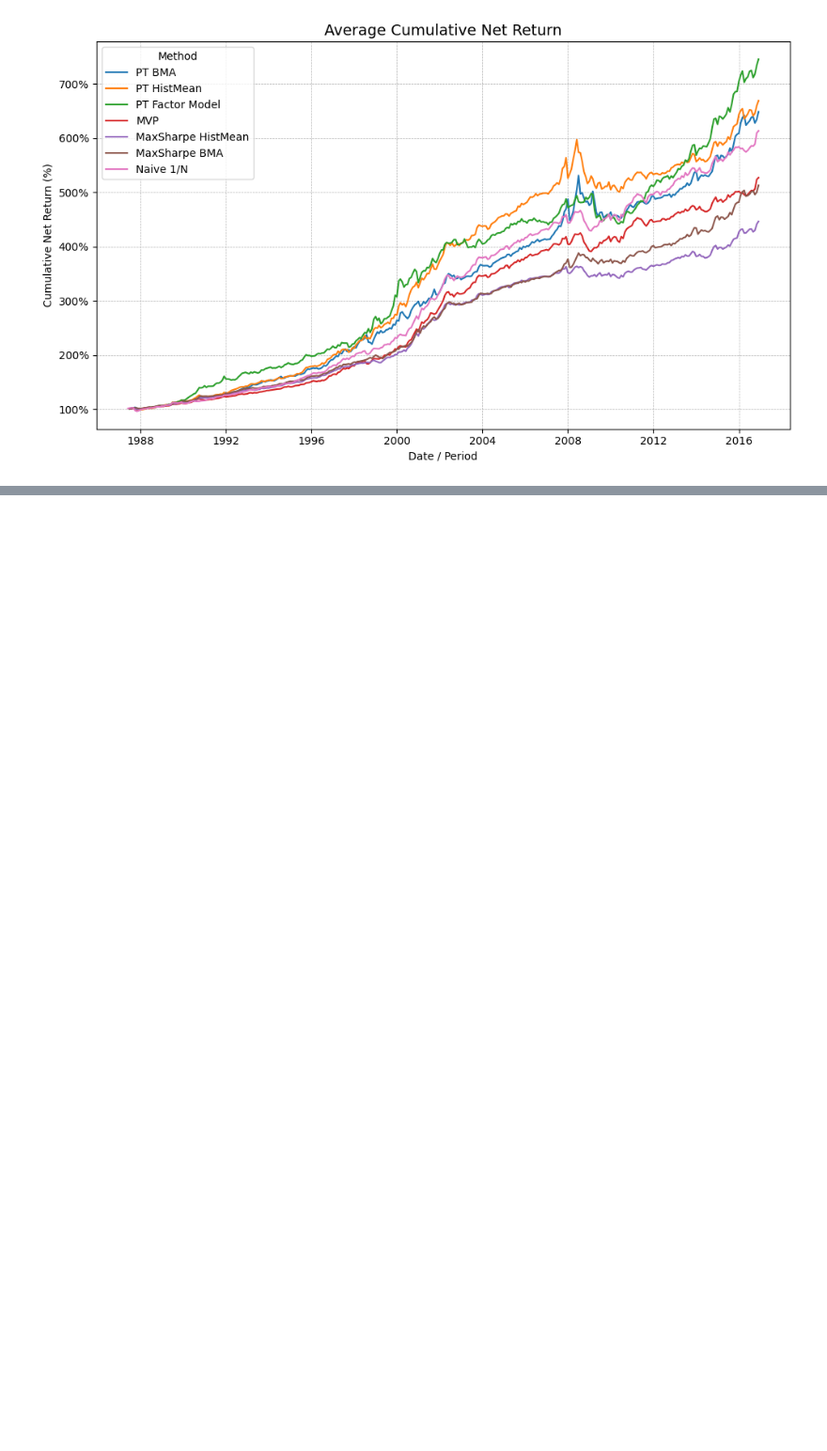
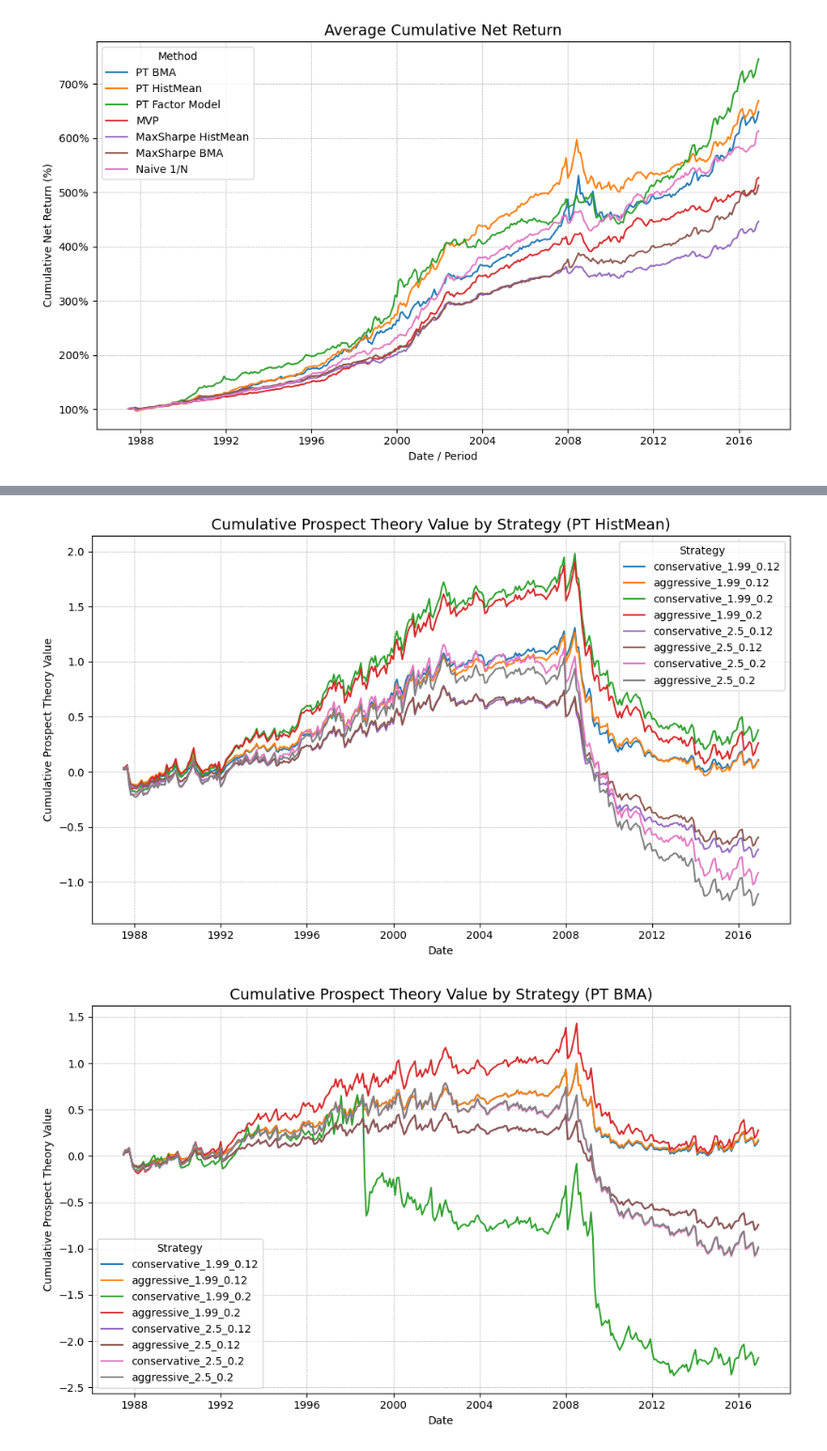
Before and after one commit to CheeseT99/speciale_repo, a Jupyter notebook: jupyternotebooks/results_pt_avg.ipynb, the cells around one changed output, grey strips where cells are left out. Shown at 94% size. Saved outputs shown, nothing was run; the diff lists cells and outputs as text; code cells hidden in the pictures; blank space fills up the shorter version.

```diff
--- a/jupyternotebooks/results_pt_avg.ipynb
+++ b/jupyternotebooks/results_pt_avg.ipynb
@@ -534,0 +632,35 @@ plt.show()
+# %%
+import matplotlib.pyplot as plt
+from matplotlib.ticker import FuncFormatter
+
+# Define the methods to plot separately
+pt_methods = ["PT HistMean", "PT BMA", "PT Factor Model"]
+
+# Loop through each method and plot cumulative Prospect Theory values for each strategy
+for method in pt_methods:
+    plt.figure(figsize=(10, 6))
+    for strategy_name, strategy_df in results_by_method[method].items():
+        cumulative_pt_values = strategy_df['Prospect Value'].cumsum()
+        plt.plot(cumulative_pt_values.index, cumulative_pt_values, label=strategy_name)
+
+    # Grab current axes
+    ax = plt.gca()
+
+    # Titles & labels
+    ax.set_title(f"Cumulative Prospect Theory Value by Strategy ({method})", fontsize=14)
+    ax.set_xlabel("Date")
+    ax.set_ylabel("Cumulative Prospect Theory Value")
+
+    # Legend with title and best location
+    ax.legend(title="Strategy", loc="best")
+
+    # Light dashed gridlines
+    ax.grid(True, linestyle="--", linewidth=0.5)
+
+    # Tighten up margins
+    plt.tight_layout()
+
+    plt.show()
+# %% [output]
+[figure, added]
+[figure, added]
```
Also changed, not shown: parts of 11 cells of this notebook, 3 other files.
